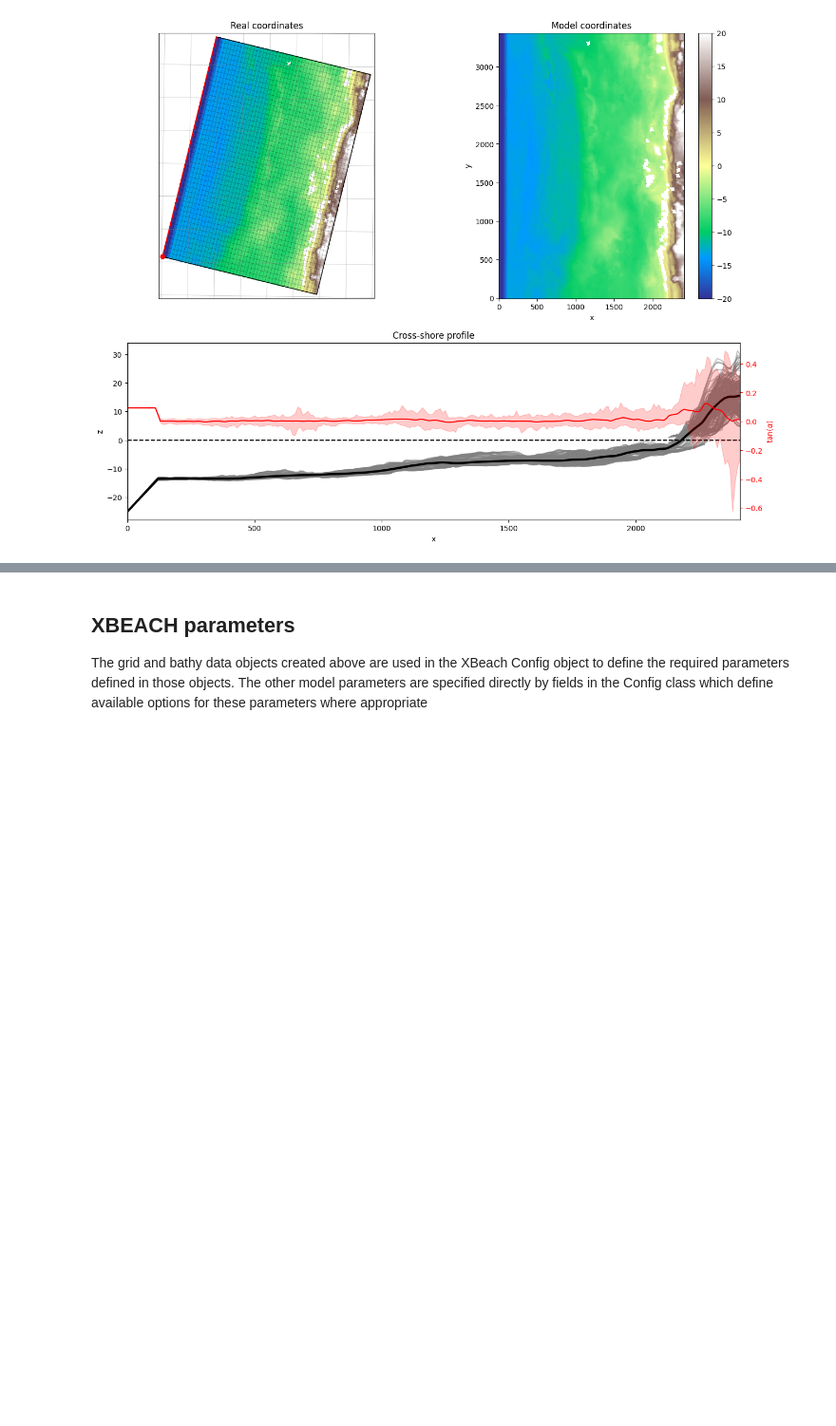
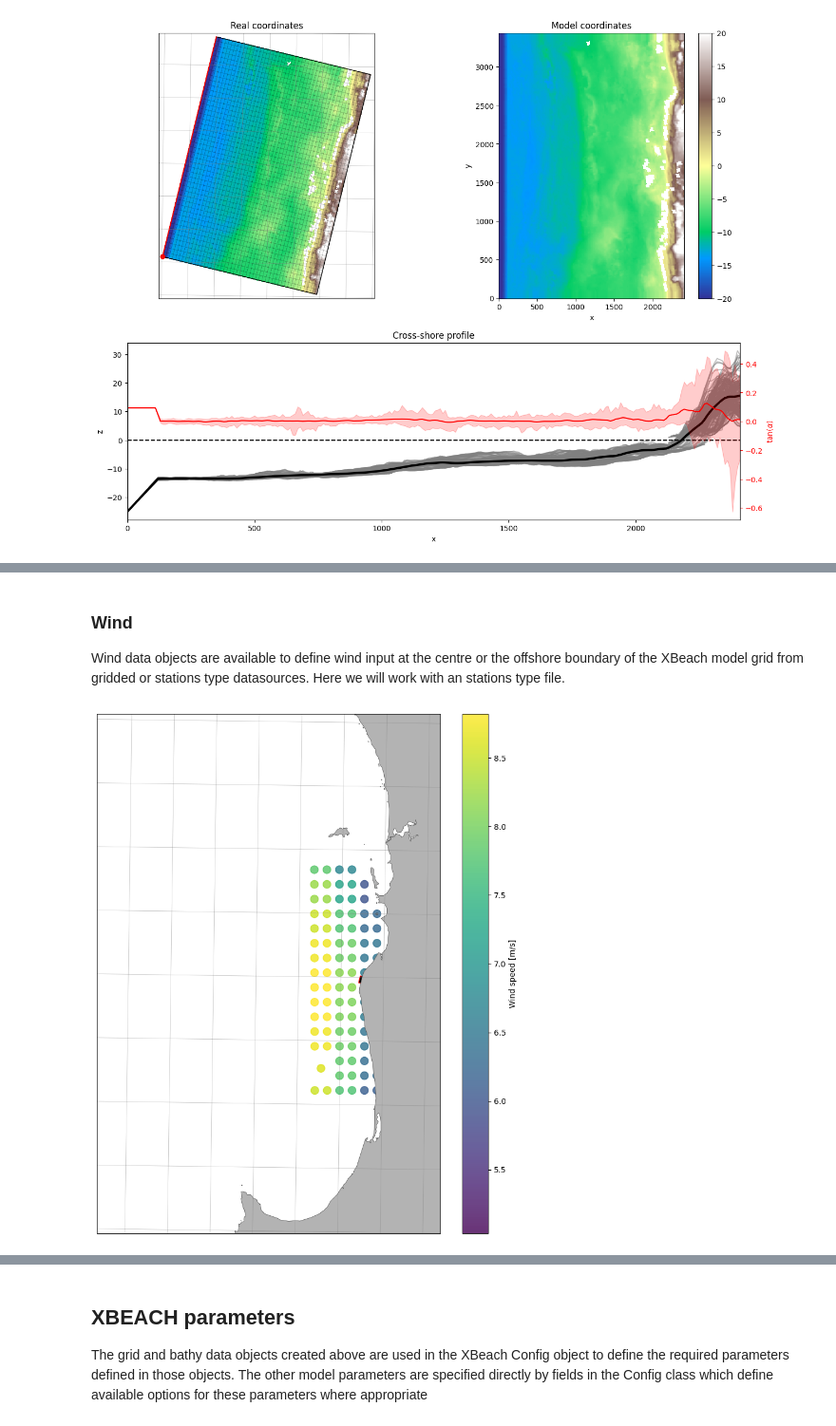
Before and after one commit to rom-py/rompy-notebooks, a Jupyter notebook: notebooks/xbeach/example_procedural.ipynb, the cells around one changed output, grey strips where cells are left out. Shown at 95% size. Drawn from its saved outputs; the diff is of its cells as text; code cells hidden in the pictures; blank space fills up the shorter version.

```diff
--- a/notebooks/xbeach/example_procedural.ipynb
+++ b/notebooks/xbeach/example_procedural.ipynb
@@ -201,0 +261,6 @@ TimeRange(start=datetime.datetime(2024, 10, 15, 0, 0), end=datetime.datetime(202
+# %% [markdown]
+### Wind
+
+Wind data objects are available to define wind input at the centre or the offshore
+boundary of the XBeach model grid from gridded or stations type datasources. Here we
+will work with an stations type file.
@@ -201,0 +270,47 @@ TimeRange(start=datetime.datetime(2024, 10, 15, 0, 0), end=datetime.datetime(202
+# %%
+# Define the source of the wind data
+
+source = SourceCRSFile(
+    uri=DATADIR / "smc-params-20230101.nc",
+    crs=4326,
+)
+
+# Define the wind station instance, use the WindVector class
+# to define the wind components since this data source contains wind vectors
+
+wind = WindStation(
+    source=source,
+    coords=dict(s="seapoint"),
+    wind_vars=WindVector(u="uwnd", v="vwnd"),
+)
+# %%
+# Calculate and plot wind speeds for the first model time
+
+ds = source.open().sel(time=times.start).squeeze()
+
+fig, ax = plt.subplots(subplot_kw=dict(projection=grid.projection), figsize=(10, 12))
+ax = grid.plot(
+    ax=ax,
+    scale="h",
+    grid_kwargs=dict(facecolor="black", edgecolor="red", alpha=1.0),
+    set_extent=False,
+    set_gridlines=False,
+    show_offshore=False,
+    show_origin=False,
+)
+p = ax.scatter(
+    ds.longitude,
+    ds.latitude,
+    s=100,
+    c=(ds.uwnd ** 2 + ds.vwnd ** 2) ** 0.5,
+    cmap="viridis",
+    transform=ccrs.PlateCarree(),
+    vmin=None,
+    vmax=None,
+    alpha=0.8,
+)
+plt.colorbar(p, label="Wind speed [m/s]")
+
+ax.set_extent([114.3, 116, -33.7, -31.5], crs=ccrs.PlateCarree())
+# %% [output]
+[figure, added]
```
Also changed, not shown: parts of 30 cells of this notebook.
